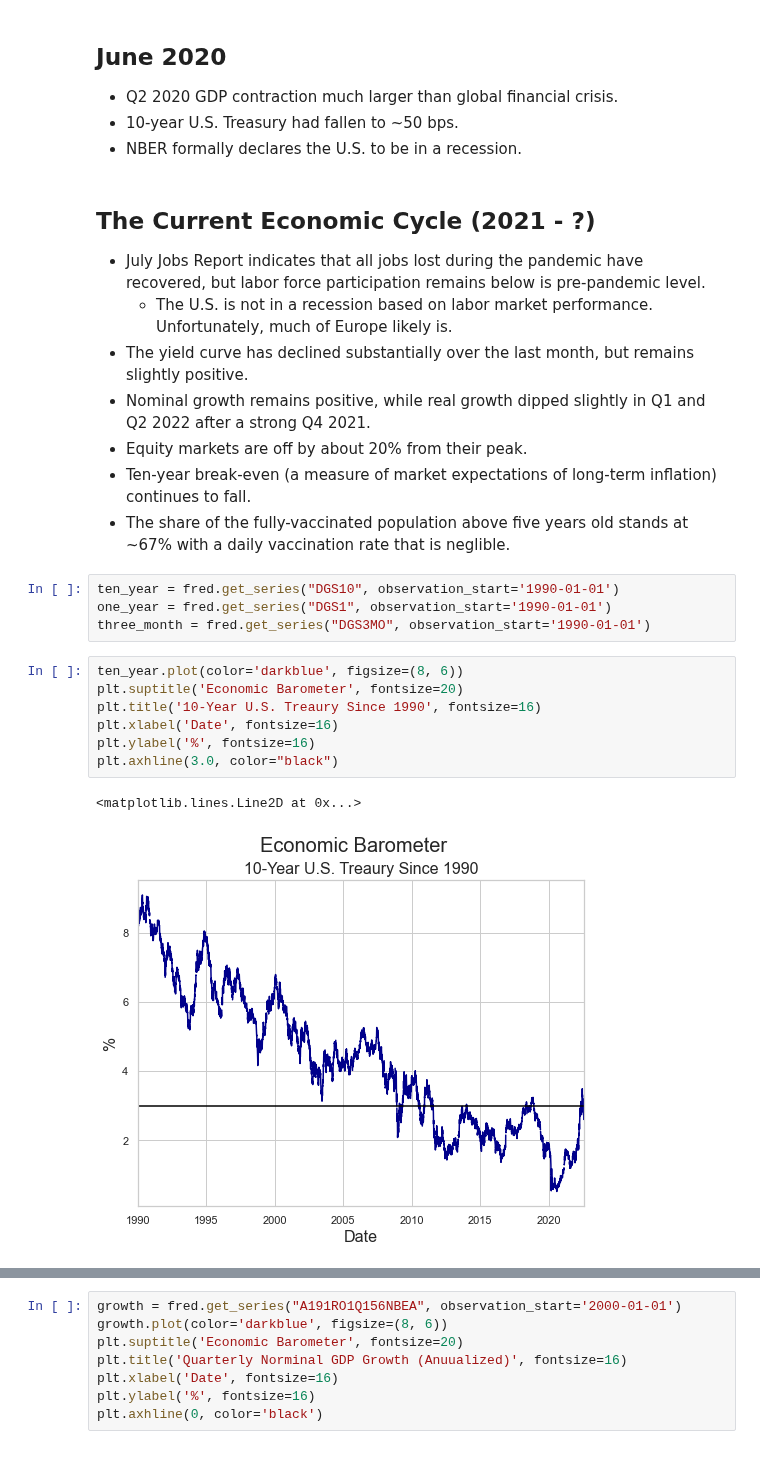
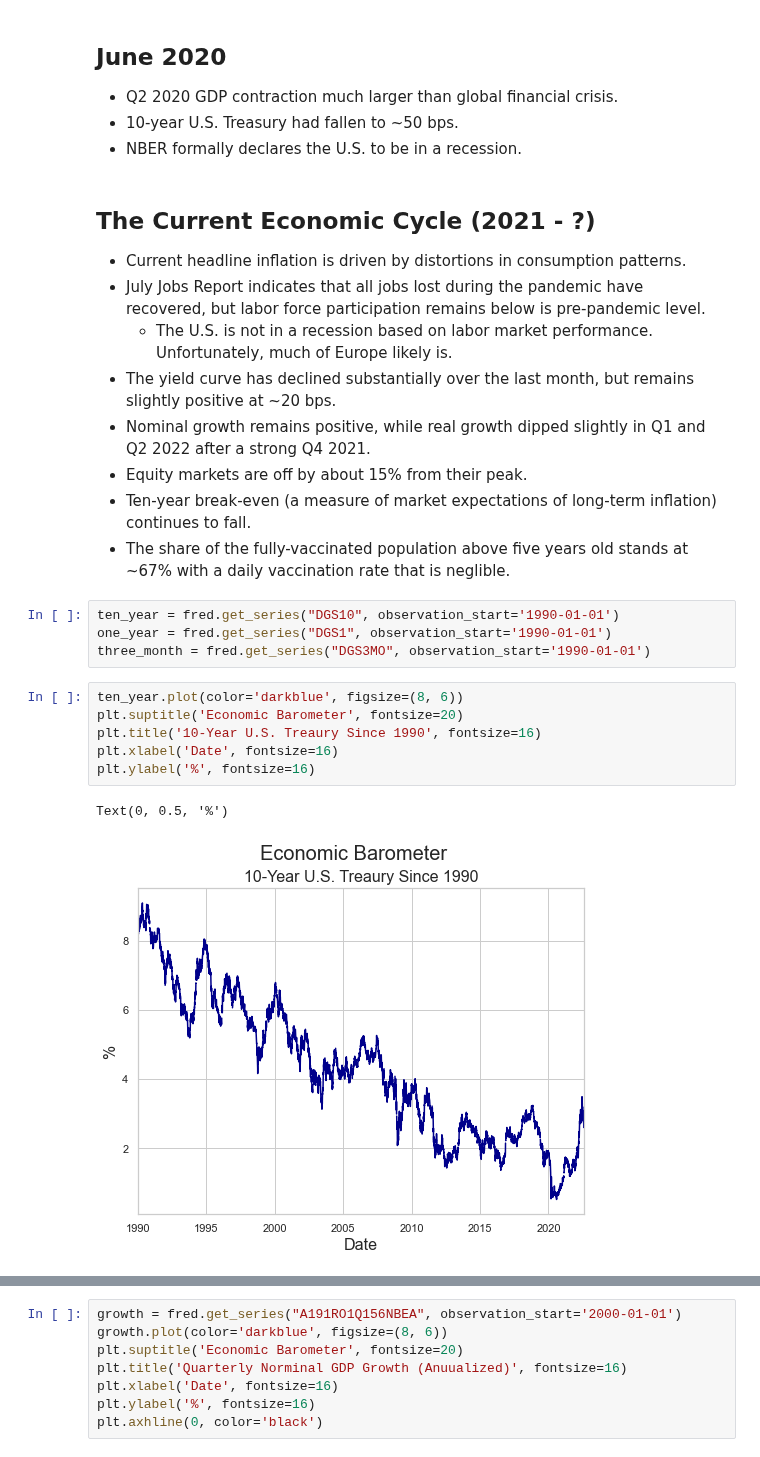
Before and after one commit to thsavage/Macroeconomic-Talking-Points, a Jupyter notebook: Macroeconomic Talking Points.ipynb, the cells around one changed output, grey strips where cells are left out. Saved outputs shown, nothing was run; the diff lists cells and outputs as text.

```diff
--- a/Macroeconomic Talking Points.ipynb
+++ b/Macroeconomic Talking Points.ipynb
@@ -50,11 +50,12 @@ Populating the interactive namespace from numpy and matplotlib
 # %% [markdown]
 ## The Current Economic Cycle (2021 - ?)
 
+* Current headline inflation is driven by distortions in consumption patterns.
 * July Jobs Report indicates that all jobs lost during the pandemic have recovered, but labor force participation remains below is pre-pandemic level.
     * The U.S. is not in a recession based on labor market performance.  Unfortunately, much of Europe likely is.
-* The yield curve has declined substantially over the last month, but remains slightly positive.
+* The yield curve has declined substantially over the last month, but remains slightly positive at ~20 bps.
 * Nominal growth remains positive, while real growth dipped slightly in Q1 and Q2 2022 after a strong Q4 2021.
-* Equity markets are off by about 20% from their peak.
+* Equity markets are off by about 15% from their peak.
 * Ten-year break-even (a measure of market expectations of long-term inflation) continues to fall.
 * The share of the fully-vaccinated population above five years old stands at ~67% with a daily vaccination rate that is neglible.
 # %%
@@ -64,13 +65,12 @@ three_month = fred.get_series("DGS3MO", observation_start='1990-01-01')
 # %%
 ten_year.plot(color='darkblue', figsize=(8, 6))
 plt.suptitle('Economic Barometer', fontsize=20)
 plt.title('10-Year U.S. Treaury Since 1990', fontsize=16)
 plt.xlabel('Date', fontsize=16)
 plt.ylabel('%', fontsize=16)
-plt.axhline(3.0, color="black")
 # %% [output]
-<matplotlib.lines.Line2D at 0x...>
+Text(0, 0.5, '%')
-[figure, old version]
+[figure, new version]
 # %%
 yield_curve = fred.get_series("T10Y3M", observation_start='1990-01-01')
 yield_curve.plot(color='darkblue', figsize=(8, 6))
```
Also changed, not shown: parts of 10 cells of this notebook.
